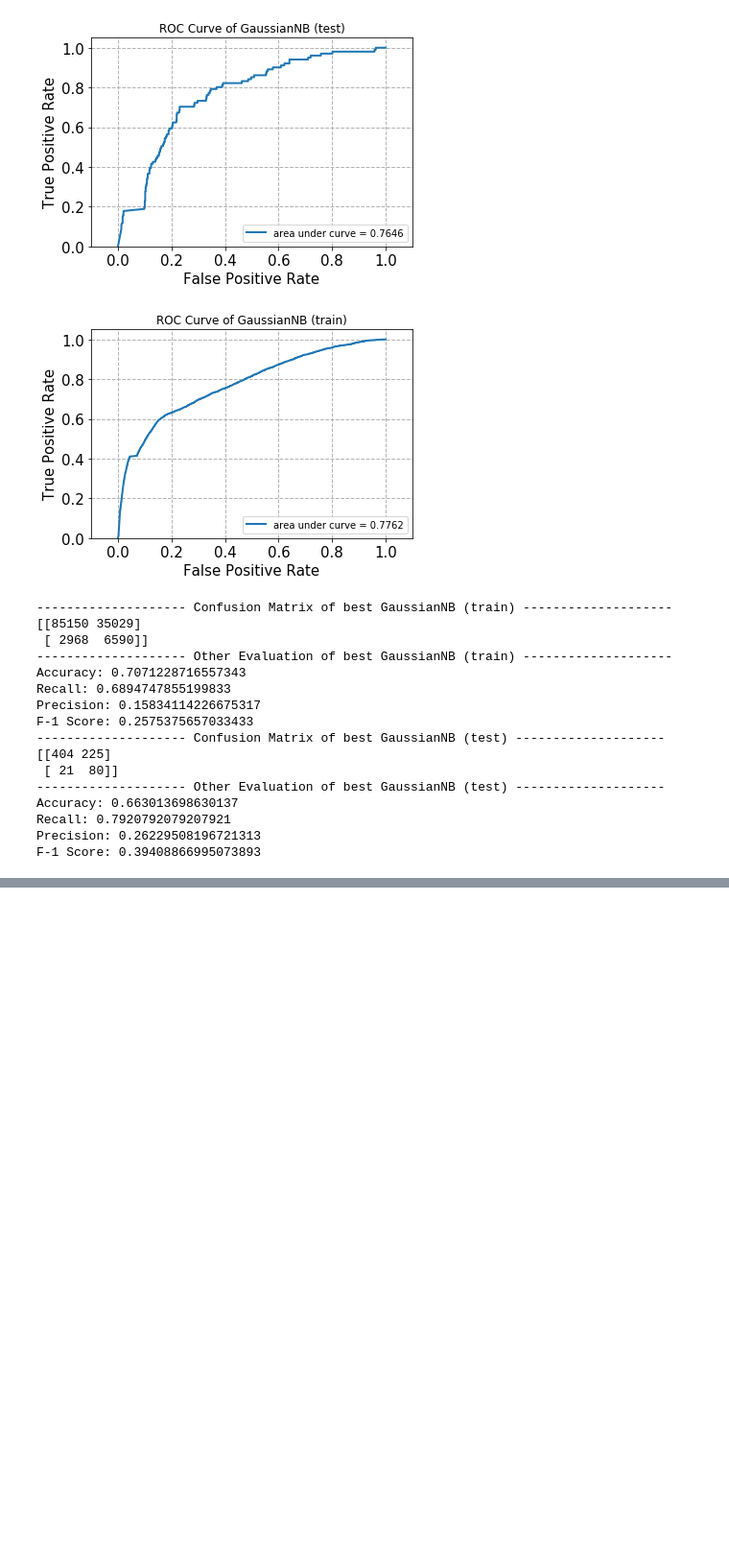
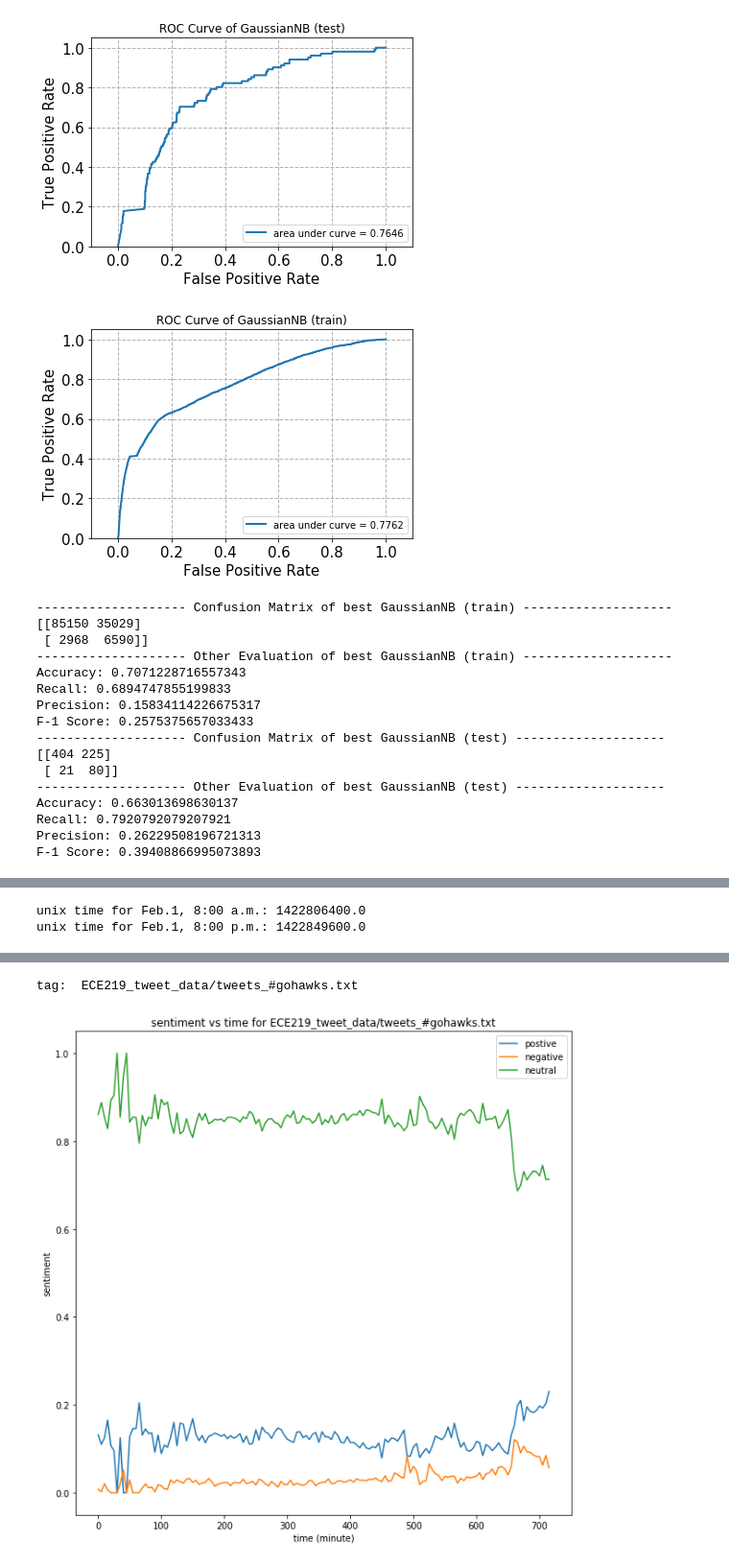
Before and after one commit to Shuyifan/ECE-219-Large-Scale-Data-Mining-Project, a Jupyter notebook: project 5/Project 5.ipynb, the cells around one changed output, grey strips where cells are left out. Shown at 96% size. Cells and saved outputs as stored; diff of their text form; code cells hidden in the pictures; blank space fills up the shorter version.

```diff
--- a/project 5/Project 5.ipynb
+++ b/project 5/Project 5.ipynb
@@ -3119,0 +3253,78 @@ F-1 Score: 0.39408866995073893
+# %%
+import time
+import pytz
+import datetime
+
+pst_tz = pytz.timezone('America/Los_Angeles')
+
+key_time1 = datetime.datetime(2015, 2, 1, 8, 0, 0, 0, pst_tz)
+key_time1_unix = time.mktime(key_time1.timetuple())
+
+key_time2 = datetime.datetime(2015, 2, 1, 20, 0, 0, 0, pst_tz)
+key_time2_unix = time.mktime(key_time2.timetuple())
+
+print("unix time for Feb.1, 8:00 a.m.:", key_time1_unix)
+print("unix time for Feb.1, 8:00 p.m.:", key_time2_unix)
+# %% [output]
+unix time for Feb.1, 8:00 a.m.: 1422806400.0
+unix time for Feb.1, 8:00 p.m.: 1422849600.0
+# %%
+import nltk
+import math as mt
+nltk.download('vader_lexicon')
+from nltk.sentiment.vader import SentimentIntensityAnalyzer
+import matplotlib.pyplot as plt
+
+sid = SentimentIntensityAnalyzer()
+
+hashtags = ["ECE219_tweet_data/tweets_#gohawks.txt"]
+
+for tag in hashtags:
+    with open(tag, 'r') as f:
+        print ('tag: ',tag)
+
+        total_windows_between = mt.floor((key_time2_unix - key_time1_unix) / (60 * 5)) + 1
+
+        X = range(total_windows_between)
+        positive = [0.0] * total_windows_between
+        negative = [0.0] * total_windows_between
+        neutral = [0.0] * total_windows_between
+        count = [0] * total_windows_between
+
+        lines = f.readlines()
+        for line in lines:
+            json_obj = json.loads(line)
+            if(json_obj['citation_date'] >= key_time1_unix and json_obj['citation_date'] < key_time2_unix):
+                index = mt.floor((json_obj['citation_date'] - key_time1_unix) / (60 * 5))
+
+                title = json_obj['title']
+                ss = sid.polarity_scores(title)
+
+                positive[index] = (positive[index] * (count[index]) + ss['pos']) / (count[index] + 1)
+                negative[index] = (negative[index] * (count[index]) + ss['neg']) / (count[index] + 1)
+                neutral[index] = (neutral[index] * (count[index]) + ss['neu']) / (count[index] + 1)
+                count[index] = count[index] + 1
+
+        x_plt = list()
+        positive_nonzero = list()
+        negative_nonzero = list()
+        neutral_nonzero = list()
+        time = 0
+        for i in range(len(count)):
+            if(count[i] != 0):
+                x_plt.append(time)
+                positive_nonzero.append(positive[i])
+                negative_nonzero.append(negative[i])
+                neutral_nonzero.append(neutral[i])
+            time  += 5
+        plt.figure(figsize=(10, 10))
+        plt.plot(x_plt, positive_nonzero)
+        plt.plot(x_plt, negative_nonzero)
+        plt.plot(x_plt, neutral_nonzero)
+
+        plt.xlabel('time (minute)')
+        plt.ylabel('sentiment')
+        plt.title('sentiment vs time for ' + tag)
+        plt.legend(labels = ['postive', 'negative', 'neutral'])
+        plt.show()
+# %% [output]
@@ -3119,0 +3334,2 @@ F-1 Score: 0.39408866995073893
+tag:  ECE219_tweet_data/tweets_#gohawks.txt
+[figure, added]
```
Also changed, not shown: parts of 14 cells of this notebook.
